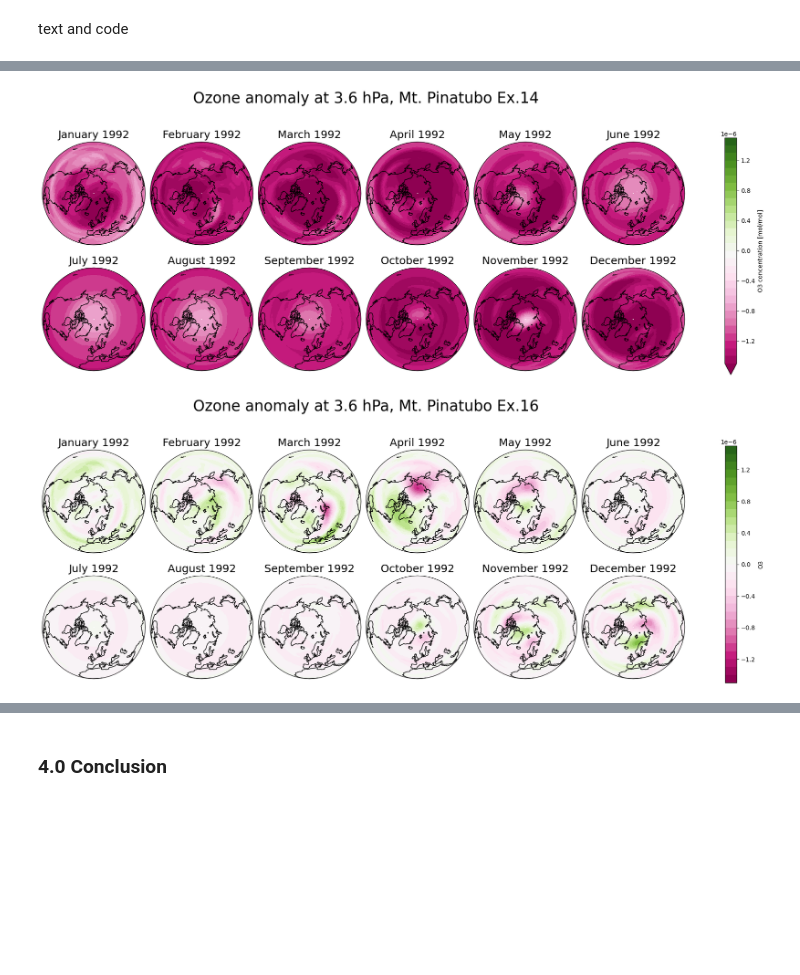
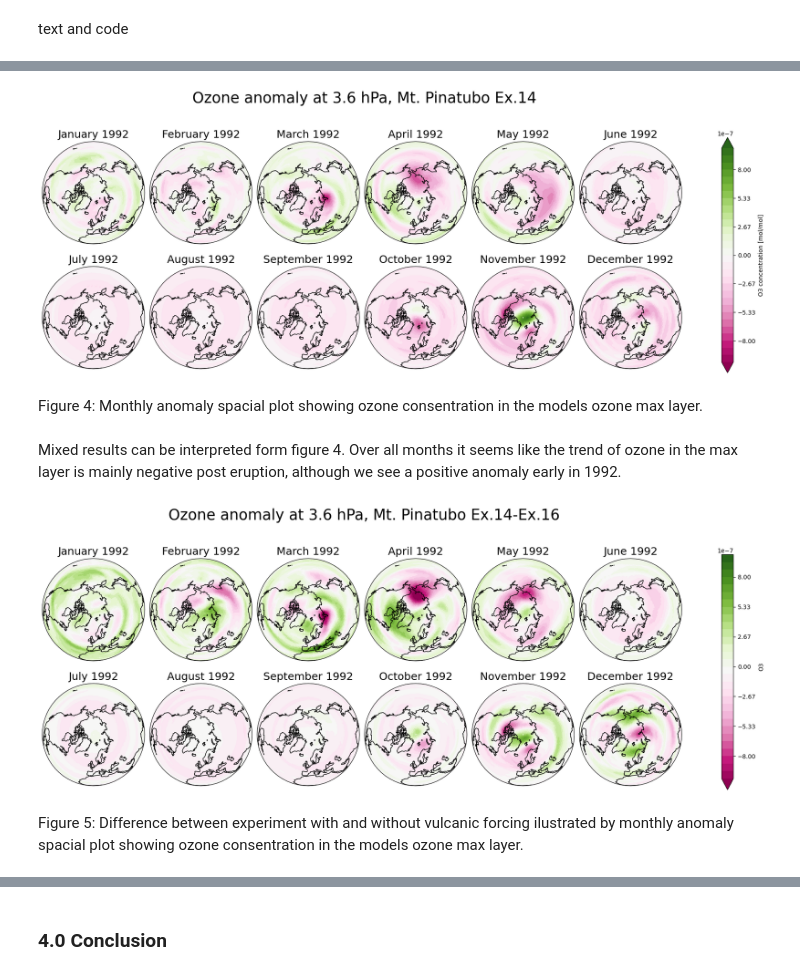
Before and after one commit to eScience-course/Tjaernoe2022-group2, a Jupyter notebook: Sigrid/Report.ipynb, the cells around one changed output, grey strips where cells are left out. Saved outputs shown, nothing was run; the diff lists cells and outputs as text; code cells hidden in the pictures; blank space fills up the shorter version.

```diff
--- a/Sigrid/Report.ipynb
+++ b/Sigrid/Report.ipynb
@@ -163,4 +166,4 @@ comparing with pinatubo
 dso3= xr.open_dataset(s3.open(o3_14))
 ds_o3=dso3['O3']
 dso3_lev_14=ds_o3.sel(lev=3, method='nearest').drop('lev')
-dso3_lev_14.sel(time=slice(start_pina,end_prior_eruption_pina));
+dso3_lev_14_t=dso3_lev_14.sel(time=slice(start_pina,end_pina))
@@ -182,8 +170,12 @@ Attributes:
 # %%
-anom14=calc_monthly_anomaly(dso3_lev_14,1990)
+anom14=calc_monthly_anomaly(dso3_lev_14_t,1990)
 north_multi_plot(anom14,1992,'PiYG','Ozone anomaly at 3.6 hPa, Mt. Pinatubo Ex.14')
 # %% [output]
-[figure, old version]
+[figure, new version]
+# %% [markdown]
+Figure 4: Monthly anomaly spacial plot showing ozone consentration in the models ozone max layer.
+# %% [markdown]
+Mixed results can be interpreted form figure 4. Over all months it seems like the trend of ozone in the max layer is mainly negative post eruption, although we see a positive anomaly early in 1992.
 # %%
 dso3_16= xr.open_dataset(s3.open(o3_16))
 dso3=dso3_16['O3']
@@ -191,6 +184,8 @@ dso3_lev_16=dso3.sel(lev=3.6, method='nearest').drop('lev')
 # %%
-anom16=calc_monthly_anomaly(dso3_lev_16,1990)
+anom16=calc_monthly_anomaly(dso3_lev_16_t,1990)
 anom_diff=anom14-anom16
-north_multi_plot(anom_diff,1992,'PiYG','Ozone anomaly at 3.6 hPa, Mt. Pinatubo Ex.16')
+north_multi_plot(anom_diff,1992,'PiYG','Ozone anomaly at 3.6 hPa, Mt. Pinatubo Ex.14-Ex.16')
 # %% [output]
-[figure, old version]
+[figure, new version]
+# %% [markdown]
+Figure 5: Difference between experiment with and without vulcanic forcing ilustrated by monthly anomaly spacial plot showing ozone consentration in the models ozone max layer.
```
Also changed, not shown: parts of 17 cells of this notebook, 1 other file.
